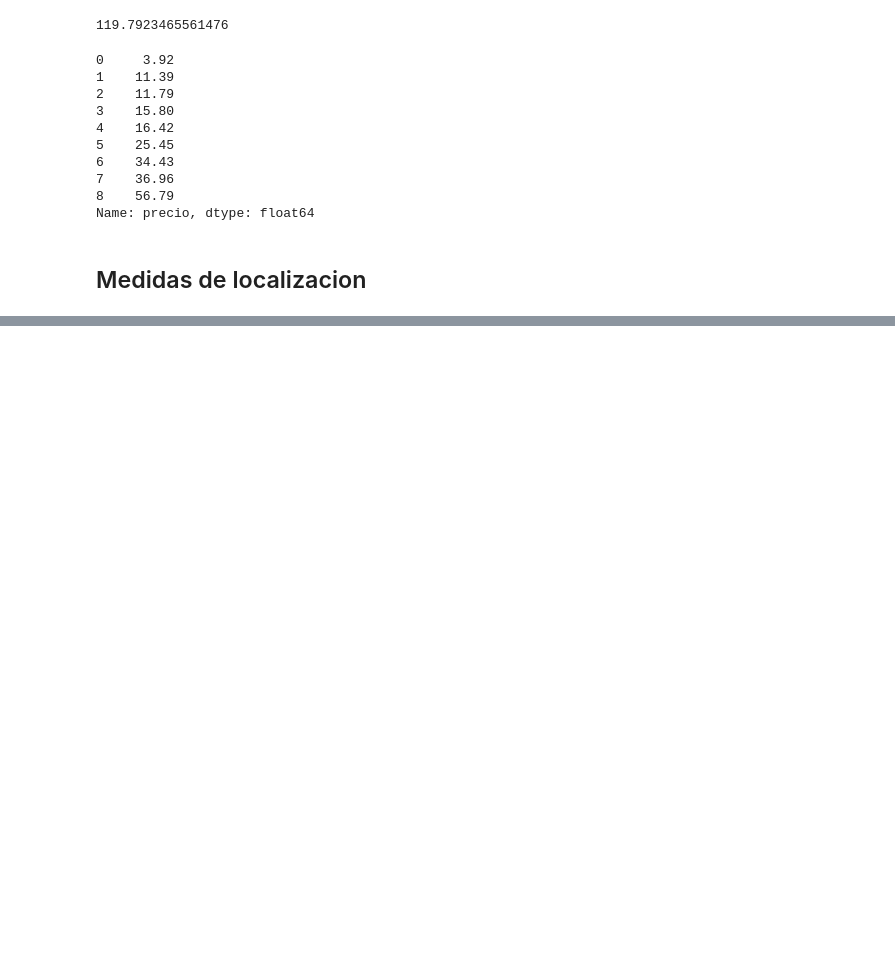
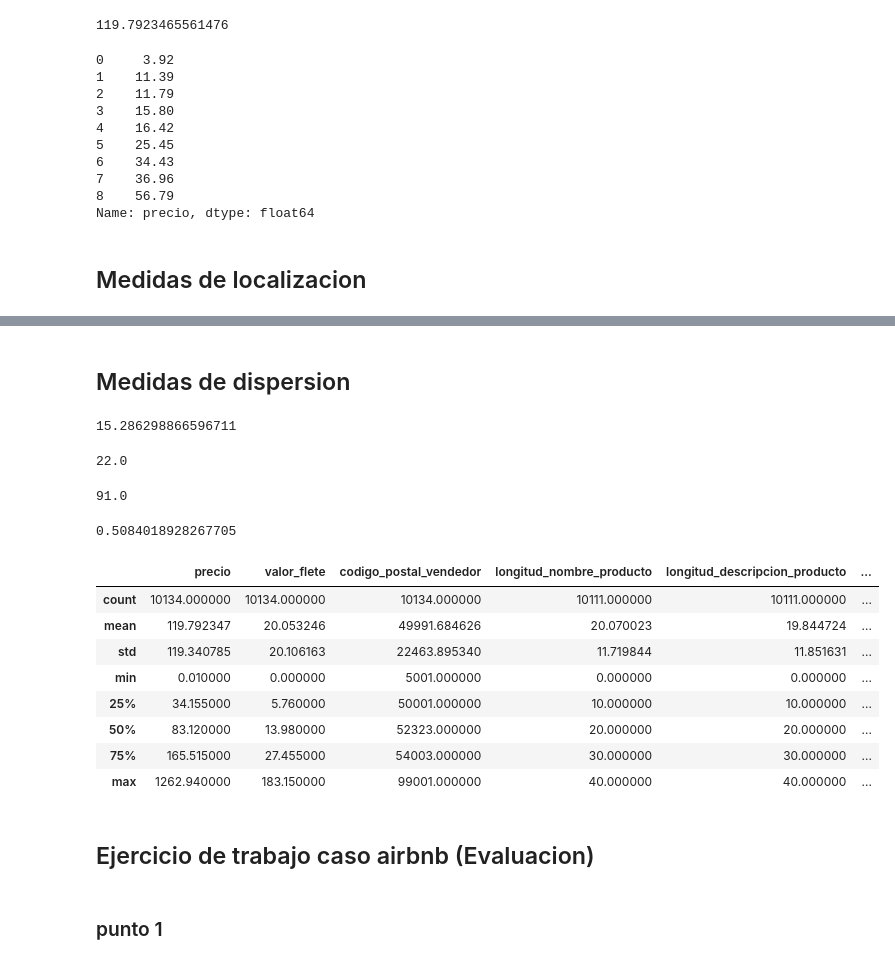
Before and after one commit to ComancheMario/Python-, a Jupyter notebook: Cursos-Py/DataSc_Spec_Andes/IntroDataSc/Semana 2/CasoRetail.ipynb, the cells around one changed output, grey strips where cells are left out. Cells and saved outputs as stored; diff of their text form; code cells hidden in the pictures; blank space fills up the shorter version.

```diff
--- a/Cursos-Py/DataSc_Spec_Andes/IntroDataSc/Semana 2/CasoRetail.ipynb
+++ b/Cursos-Py/DataSc_Spec_Andes/IntroDataSc/Semana 2/CasoRetail.ipynb
@@ -150,0 +159,45 @@ Name: precio, dtype: float64
+# %% [markdown]
+## Medidas de dispersion
+# %%
+#Desviasion estandar
+
+data['longitud_cm_producto'].std()
+# %% [output]
+15.286298866596711
+# %%
+#Rango intercuartilico
+#es la diferencia entre el tercer y primer cuartil
+
+data['longitud_cm_producto'].quantile(0.75)-data['longitud_cm_producto'].quantile(0.25)
+# %% [output]
+22.0
+# %%
+#Rango
+
+#resta entre dato max y min
+
+data['longitud_cm_producto'].max()-data['longitud_cm_producto'].min()
+# %% [output]
+91.0
+# %%
+#coeficiente de variacion
+
+data['longitud_cm_producto'].std()/data['longitud_cm_producto'].mean()
+# %% [output]
+0.5084018928267705
+# %%
+data.describe()
+# %% [output]
+|  | precio | valor_flete | codigo_postal_vendedor | longitud_nombre_producto | longitud_descripcion_producto | ... |
+| count | 10134.000000 | 10134.000000 | 10134.000000 | 10111.000000 | 10111.000000 | ... |
+| mean | 119.792347 | 20.053246 | 49991.684626 | 20.070023 | 19.844724 | ... |
+| std | 119.340785 | 20.106163 | 22463.895340 | 11.719844 | 11.851631 | ... |
+| min | 0.010000 | 0.000000 | 5001.000000 | 0.000000 | 0.000000 | ... |
+| 25% | 34.155000 | 5.760000 | 50001.000000 | 10.000000 | 10.000000 | ... |
+| 50% | 83.120000 | 13.980000 | 52323.000000 | 20.000000 | 20.000000 | ... |
+| 75% | 165.515000 | 27.455000 | 54003.000000 | 30.000000 | 30.000000 | ... |
+| max | 1262.940000 | 183.150000 | 99001.000000 | 40.000000 | 40.000000 | ... |
+# %% [markdown]
+## Ejercicio de trabajo caso airbnb (Evaluacion)
+# %% [markdown]
+### punto 1
```
Also changed, not shown: parts of 9 cells of this notebook.
